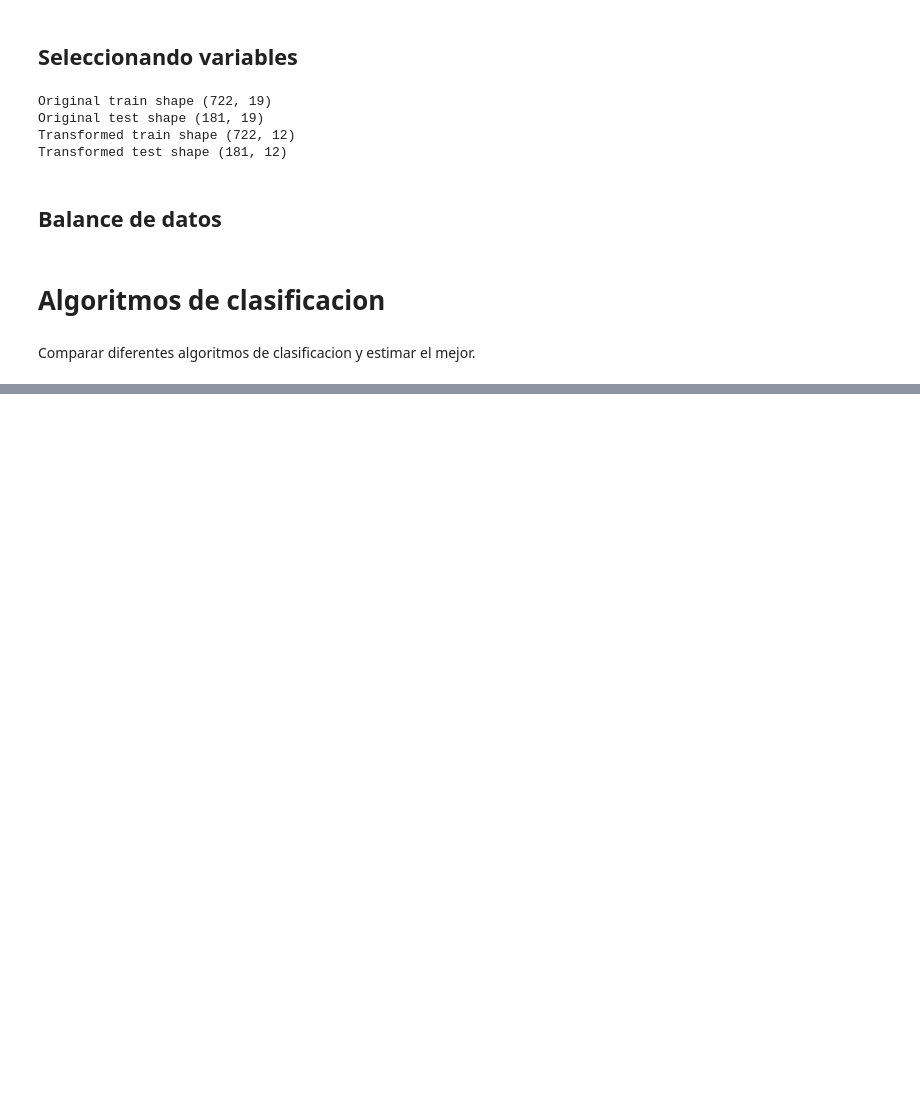
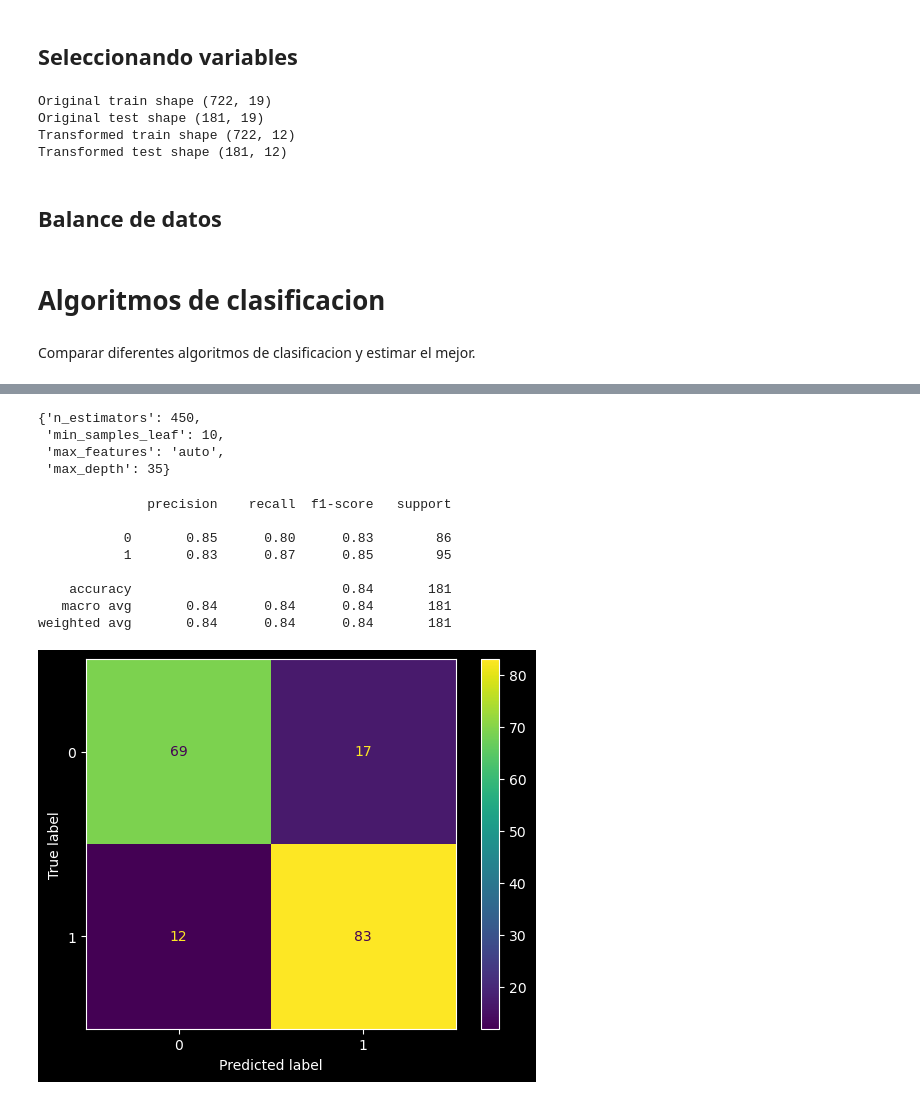
Before and after one commit to magpex13/heart-disease-classification, a Jupyter notebook: PREDICCION_DE_ENFERMEDADES_CARDIACAS.ipynb, the cells around one changed output, grey strips where cells are left out. Drawn from its saved outputs; the diff is of its cells as text; code cells hidden in the pictures; blank space fills up the shorter version.

```diff
--- a/PREDICCION_DE_ENFERMEDADES_CARDIACAS.ipynb
+++ b/PREDICCION_DE_ENFERMEDADES_CARDIACAS.ipynb
@@ -514,0 +667,25 @@ Comparar diferentes algoritmos de clasificacion y estimar el mejor.
+# %%
+from xgboost import XGBClassifier
+from sklearn.model_selection import RandomizedSearchCV
+
+n_estimators = [int(x) for x in np.arange(50, 500, 10)]
+max_features = ['auto', 'sqrt', None, "log2"]
+max_depth = [int(x) for x in np.arange(5, 100, 5)]
+min_samples_leaf = [5, 10, 15]
+
+random_grid = {'n_estimators': n_estimators,
+               'max_features': max_features,
+               'max_depth': max_depth,
+               'min_samples_leaf': min_samples_leaf,
+               }
+
+XGB_model = XGBClassifier()
+rf_random = RandomizedSearchCV(
+                estimator = XGB_model,
+                param_distributions = random_grid,
+                n_iter = 20,
+                cv = 3,
+                verbose=2,
+                random_state=RANDOM_STATE,
+                n_jobs = -1)
+rf_random.fit(X_train_tr, y_train)
@@ -514,0 +711,24 @@ Comparar diferentes algoritmos de clasificacion y estimar el mejor.
+# %%
+rf_random.best_params_
+# %% [output]
+{'n_estimators': 450,
+ 'min_samples_leaf': 10,
+ 'max_features': 'auto',
+ 'max_depth': 35}
+# %%
+cxgb = XGBClassifier(**rf_random.best_params_)
+cxgb.fit(X_train_tr, y_train)
+y_pred = cxgb.predict(X_test_tr)
+conf_mat=confusion_matrix(y_test,y_pred)
+cm_display = ConfusionMatrixDisplay(conf_mat).plot()
+print(classification_report(y_test,y_pred))
+# %% [output]
+              precision    recall  f1-score   support
+
+           0       0.85      0.80      0.83        86
+           1       0.83      0.87      0.85        95
+
+    accuracy                           0.84       181
+   macro avg       0.84      0.84      0.84       181
+weighted avg       0.84      0.84      0.84       181
+[figure, added]
```
Also changed, not shown: parts of 13 cells of this notebook.
